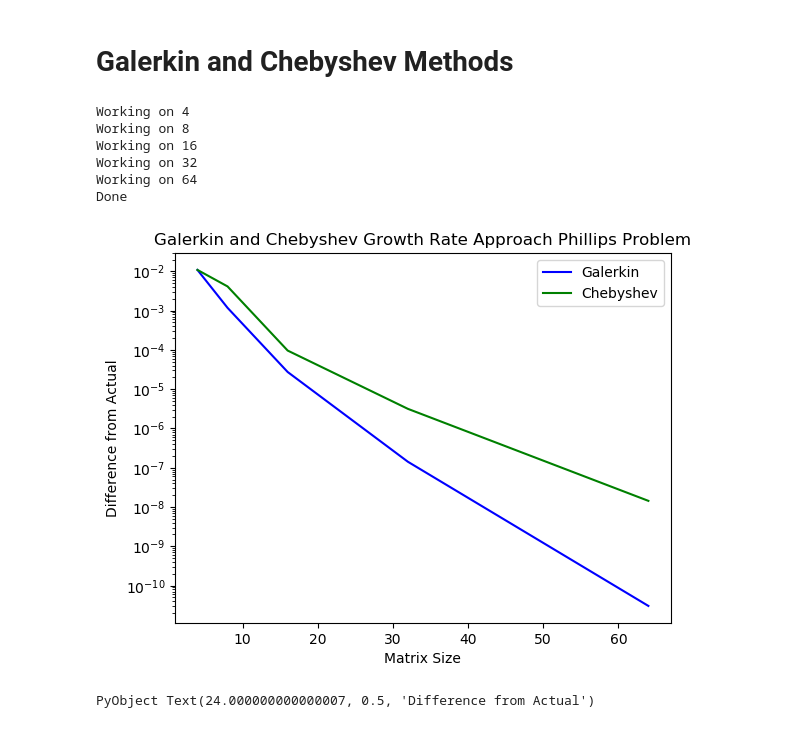
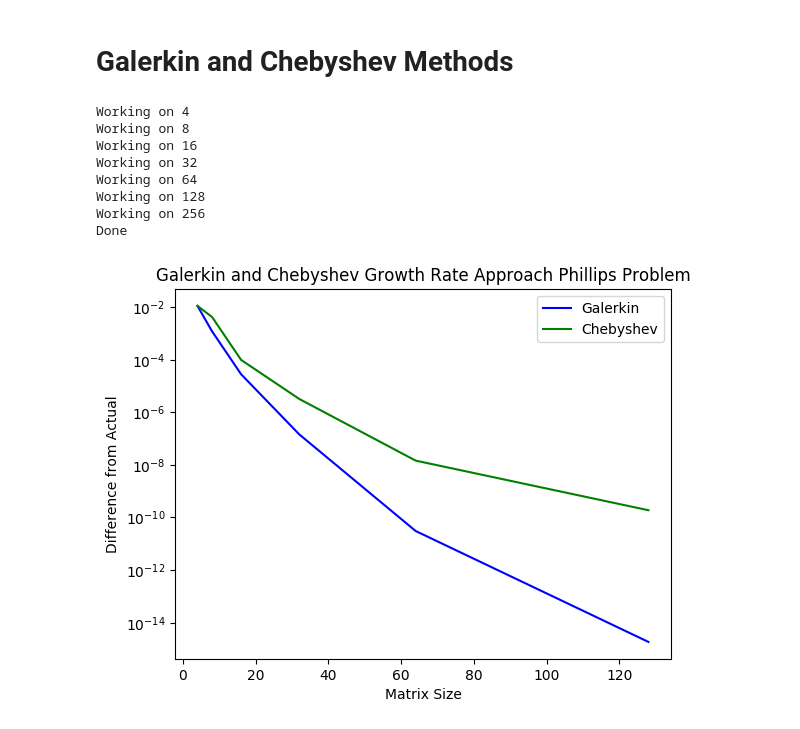
Before and after one commit to mwatwood-cu/QG-Galerkin, a Jupyter notebook: Julia1Version/Phillips.ipynb, the cells around one changed output. Drawn from its saved outputs; the diff is of its cells as text; code cells hidden in the pictures.

```diff
--- a/Julia1Version/Phillips.ipynb
+++ b/Julia1Version/Phillips.ipynb
@@ -138,13 +138,13 @@ ky = 0
 kxValue = 3.
 
 #Creating best approximation using a matrix size larger than will be used next.
-matrixSize = 90
+matrixSize = 280
 eigenValuesAndVectors = getCompleteStabilityEigenObjectsOfKx(matrixSize, beta, ky, kxValue, S_Phillips, dq_Phillips, du_Phillips, 0, 0, first_coefficient)
 growthRates_G_Best, vectors_G, w_speeds_G = getStabilityValues(eigenValuesAndVectors, kxValue)
 
 ;
 # %%
-nValues = 2 .^(2:6)
+nValues = 2 .^(2:8)
 
 growthRates_G = zeros(length(nValues))
 growthRates_C = zeros(length(nValues))
@@ -171,17 +171,18 @@ Working on 8
 Working on 16
 Working on 32
 Working on 64
+Working on 128
+Working on 256
 Done
 # %%
 bestPoint = growthRates_G_Best[1]
-plot(nValues, abs.(growthRates_G .-bestPoint), label="Galerkin", color="b" )
-plot(nValues, abs.(growthRates_C .-bestPoint), label="Chebyshev", color="g")
+plot(nValues[1:end-1], abs.(growthRates_G[1:end-1] .-bestPoint), label="Galerkin", color="b" )
+plot(nValues[1:end-1], abs.(growthRates_C[1:end-1] .-bestPoint), label="Chebyshev", color="g")
 yscale("log")
 title("Galerkin and Chebyshev Growth Rate Approach Phillips Problem")
 legend(loc="upper right")
 xlabel("Matrix Size")
 ylabel("Difference from Actual")
-#savefig("PhillipsProblemApproachFull.eps", format="eps", dpi=1000)
+savefig("PhillipsProblemApproachFull.eps", format="eps", dpi=1000)
 # %% [output]
-[figure, old version]
+[figure, new version]
-PyObject Text(24.000000000000007, 0.5, 'Difference from Actual')
```
Also changed, not shown: parts of 4 cells of this notebook, 2 other files.
